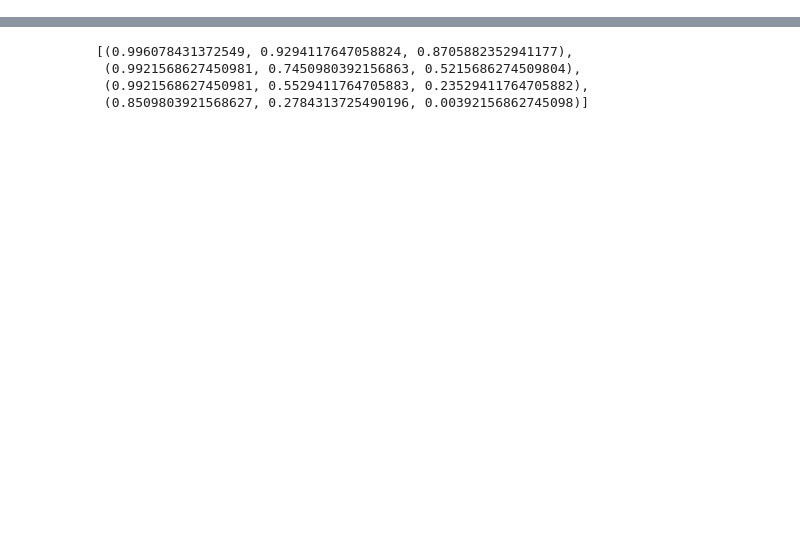
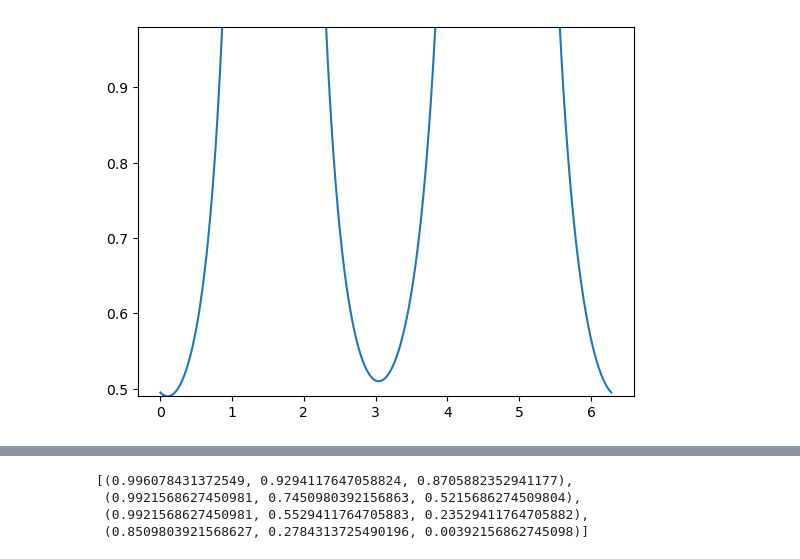
Before and after one commit to GeroyUsilov/duality_robustness, a Jupyter notebook: linearized_model.ipynb, the cells around one changed output, grey strips where cells are left out. Cells and saved outputs as stored; diff of their text form; code cells hidden in the pictures; blank space fills up the shorter version.

```diff
--- a/linearized_model.ipynb
+++ b/linearized_model.ipynb
@@ -21,0 +91,14 @@ def avg_dx_norm(theta,phi,Jx,sigma,alphas):
+# %%
+#print(Jx)
+Jx = np.array([[-10/1000,0],[0,-10]])
+
+results = []
+thetas = np.linspace(0,2*np.pi,10000)
+for theta in tqdm(thetas):
+    results.append(dx_norm(theta,np.pi,np.pi/4, Jx))
+
+plt.plot(thetas,results)
+plt.ylim([np.min(results),2*np.min(results)])
+plt.show()
+# %% [output]
+[figure, added]
```
Also changed, not shown: parts of 21 cells of this notebook, 36 other files.
